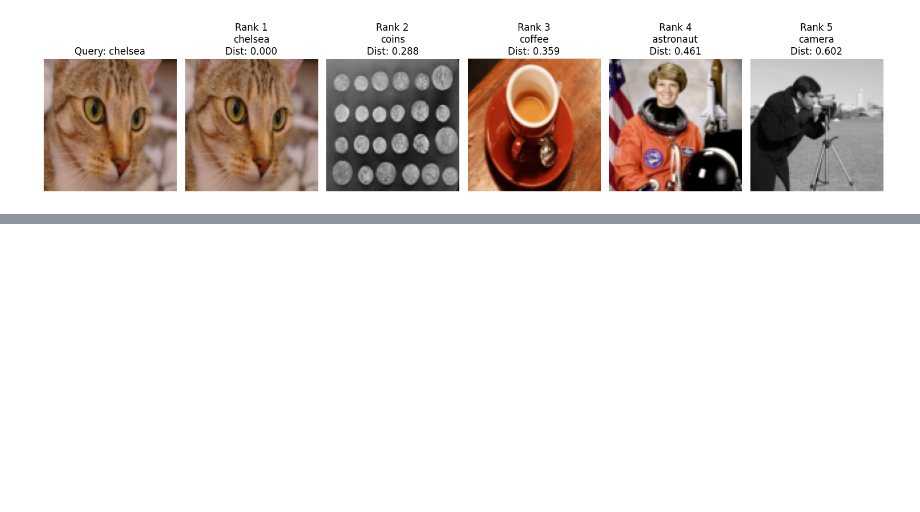
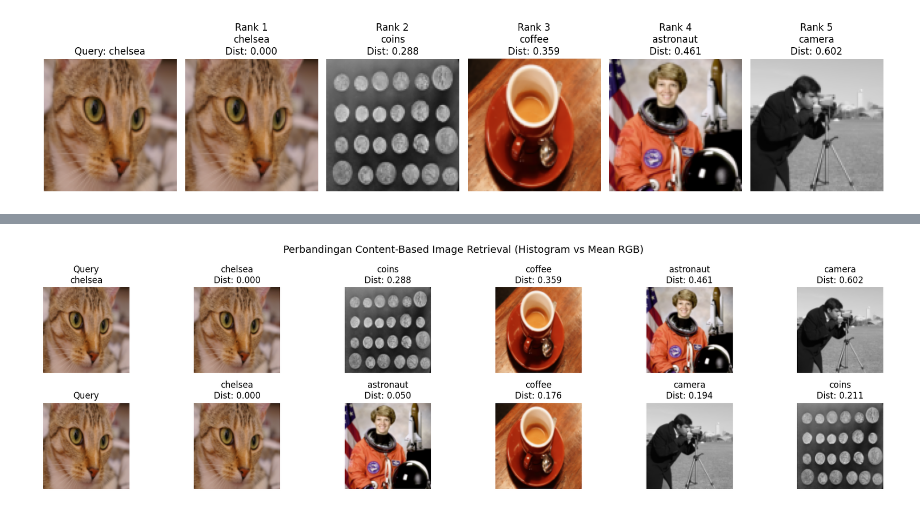
Before and after one commit to Adriansyah67/PengolahanCitra_TI-2A_Adriansyah_A, a Jupyter notebook: Jobsheet_5_Pengolahan_Citra_TI_2A_Adriansyah_A.ipynb, the cells around one changed output, grey strips where cells are left out. Drawn from its saved outputs; the diff is of its cells as text; code cells hidden in the pictures; blank space fills up the shorter version.

```diff
--- a/Jobsheet_5_Pengolahan_Citra_TI_2A_Adriansyah_A.ipynb
+++ b/Jobsheet_5_Pengolahan_Citra_TI_2A_Adriansyah_A.ipynb
@@ -326,0 +333,97 @@ Rank 5: camera (Distance: 0.602)
+# %%
+import numpy as np
+import matplotlib.pyplot as plt
+from skimage import data, color, transform, img_as_ubyte
+from scipy.spatial import distance
+
+# Fungsi fitur histogram RGB (48 dimensi)
+def calculate_rgb_histogram(image, bins=16):
+    if image.dtype == float:
+        image = img_as_ubyte(image)
+    hist_r, _ = np.histogram(image[:, :, 0].ravel(), bins=bins, range=(0, 256))
+    hist_g, _ = np.histogram(image[:, :, 1].ravel(), bins=bins, range=(0, 256))
+    hist_b, _ = np.histogram(image[:, :, 2].ravel(), bins=bins, range=(0, 256))
+    hist_combined = np.concatenate((hist_r, hist_g, hist_b))
+    hist_sum = np.sum(hist_combined)
+    if hist_sum > 0:
+        hist_combined = hist_combined.astype(float) / hist_sum
+    return hist_combined
+
+# Fungsi fitur mean warna RGB (3 dimensi)
+def calculate_mean_rgb(image):
+    if image.ndim == 2:
+        image = color.gray2rgb(image)
+    mean_r = np.mean(image[:, :, 0])
+    mean_g = np.mean(image[:, :, 1])
+    mean_b = np.mean(image[:, :, 2])
+    return np.array([mean_r, mean_g, mean_b])
+
+# Database citra
+image_db_names = ["astronaut", "camera", "coffee", "coins", "chelsea"]
+database_images = []
+database_hists = []
+database_means = []
+
+print("Memproses database citra...")
+for name in image_db_names:
+    try:
+        img = getattr(data, name)()
+        if img.ndim == 2:
+            img = color.gray2rgb(img)
+        img_resized = transform.resize(img, (100, 100), anti_aliasing=True)
+        database_images.append(img_resized)
+        database_hists.append(calculate_rgb_histogram(img_resized))
+        database_means.append(calculate_mean_rgb(img_resized))
+        print(f"- {name} diproses.")
+    except Exception as e:
+        print(f"Error memproses {name}: {e}")
+
+# Pilih query image
+query_image_name = "chelsea"
+query_index = image_db_names.index(query_image_name)
+query_image = database_images[query_index]
+query_hist = database_hists[query_index]
+query_mean = database_means[query_index]
+
+# Hitung jarak untuk kedua metode
+dist_hist = [distance.cosine(query_hist, h) for h in database_hists]
+dist_mean = [distance.euclidean(query_mean, m) for m in database_means]
+
+# Urutkan indeks berdasarkan jarak
+sorted_hist_idx = np.argsort(dist_hist)
+sorted_mean_idx = np.argsort(dist_mean)
+
+# Tampilkan hasil perbandingan
+num_results = len(image_db_names)
+fig, axes = plt.subplots(2, num_results + 1, figsize=(18, 5))
+
+# Baris atas: histogram
+axes[0, 0].imshow(query_image)
+axes[0, 0].set_title(f"Query\n{query_image_name}")
+axes[0, 0].axis('off')
+print("\n=== Retrieval berdasarkan Histogram RGB ===")
+for i, idx in enumerate(sorted_hist_idx):
+    img = database_images[idx]
+    dist = dist_hist[idx]
+    axes[0, i+1].imshow(img)
+    axes[0, i+1].set_title(f"{image_db_names[idx]}\nDist: {dist:.3f}")
+    axes[0, i+1].axis('off')
+    print(f"Rank {i+1}: {image_db_names[idx]} (Distance: {dist:.3f})")
+
+# Baris bawah: mean warna
+axes[1, 0].imshow(query_image)
+axes[1, 0].set_title("Query")
+axes[1, 0].axis('off')
+print("\n=== Retrieval berdasarkan Mean RGB ===")
+for i, idx in enumerate(sorted_mean_idx):
+    img = database_images[idx]
+    dist = dist_mean[idx]
+    axes[1, i+1].imshow(img)
+    axes[1, i+1].set_title(f"{image_db_names[idx]}\nDist: {dist:.3f}")
+    axes[1, i+1].axis('off')
+    print(f"Rank {i+1}: {image_db_names[idx]} (Distance: {dist:.3f})")
+
+plt.suptitle("Perbandingan Content-Based Image Retrieval (Histogram vs Mean RGB)", fontsize=14)
+plt.tight_layout()
+plt.show()
+# %% [output]
@@ -326,0 +450 @@ Rank 5: camera (Distance: 0.602)
+[figure, added]
```
Also changed, not shown: parts of 11 cells of this notebook.
